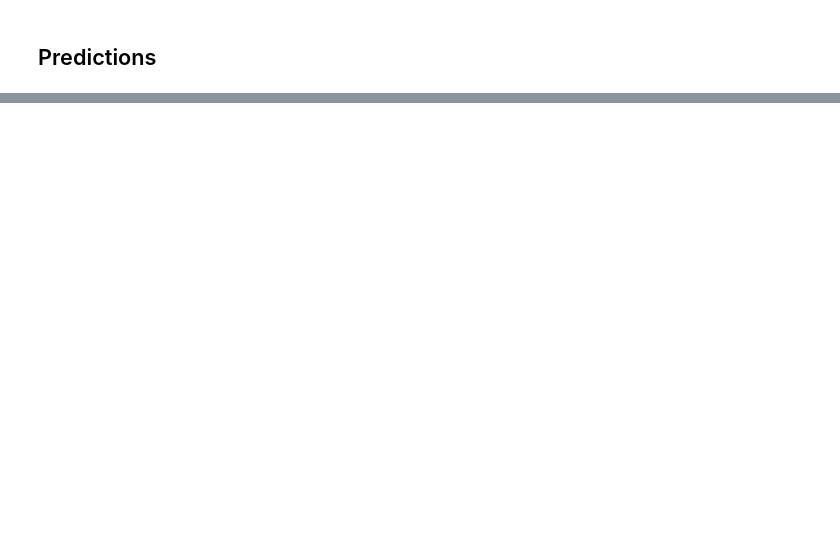
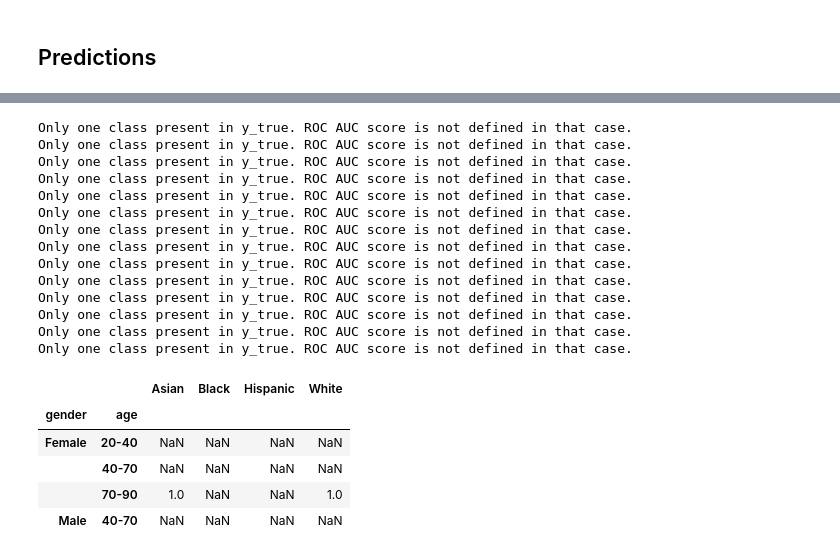
Before and after one commit to SharonPeled/racial-effect-in-radiographs-interpretation, a Jupyter notebook: evaluation.ipynb, the cells around one changed output, grey strips where cells are left out. Saved outputs shown, nothing was run; the diff lists cells and outputs as text; code cells hidden in the pictures; blank space fills up the shorter version.

```diff
--- a/evaluation.ipynb
+++ b/evaluation.ipynb
@@ -160,5 +245,6 @@ df_res_disease
 # %%
 cxp_race_valid_dataset = CheXpertRaceDataset(data_dir=Configs.CHEXPERT_DATA_DIR, demo_filename=Configs.CHEXPERT_DEMO_FILENAME,
                                              labels_filename=Configs.CHEXPERT_VALID_LABELS_FILENAME, transform=valid_transform)
+cxp_race_valid_dataset.df_labels = cxp_race_valid_dataset.df_labels[:Configs.VALID_SIZE_DEBUG]
 cxp_race_valid_dataloader = DataLoader(cxp_race_valid_dataset, batch_size=Configs.BATCH_SIZE, shuffle=False)
 len(cxp_race_valid_dataset)
@@ -269,0 +403,6 @@ columns_to_multi_index(df_res_disease_per_race, new_cols=['Dataset', 'Race'])
+# %%
+# race, age group, and gender to ChexPertDiseaseDatatset
+cxp_race_df_labels = cxp_race_valid_dataset.df_labels[['PATIENT', 'race', 'AGE_AT_CXR', 'GENDER'] + Configs.RACE_ANNOTATIONS_COLUMNS].drop_duplicates()
+cxp_race_df_labels['age'] = cxp_race_df_labels.AGE_AT_CXR.apply(shared_utils.age_to_age_group)
+cxp_race_df_labels['gender'] = cxp_race_df_labels.GENDER
+cxp_race_df_labels.head(2)
@@ -269,0 +421,9 @@ columns_to_multi_index(df_res_disease_per_race, new_cols=['Dataset', 'Race'])
+# %%
+model = models_dict['densenet121_race']
+model = to_gpu(model)
+cxp_race_labels, cxp_race_outputs = shared_utils.get_metric_tensors(model, cxp_race_valid_dataloader, Configs,
+                                                                    apply_on_outputs=lambda x: torch.softmax(x, dim=1),
+                                                                    by_study=False, challenge_ann_only=None)
+cxr_race_labels, cxr_race_outputs = shared_utils.get_metric_tensors(model, cxr_race_valid_dataloader, Configs,
+                                                                    apply_on_outputs=lambda x: torch.softmax(x, dim=1),
+                                                                    by_study=False, challenge_ann_only=None)
@@ -269,0 +444,24 @@ columns_to_multi_index(df_res_disease_per_race, new_cols=['Dataset', 'Race'])
+# %%
+shared_utils.auc_per_protected_group(cxp_race_df_labels, Mode.Race, Configs, cxp_race_labels,
+                                     cxp_race_outputs, protected_groups=['gender', 'age'])
+# %% [output]
+Only one class present in y_true. ROC AUC score is not defined in that case.
+Only one class present in y_true. ROC AUC score is not defined in that case.
+Only one class present in y_true. ROC AUC score is not defined in that case.
+Only one class present in y_true. ROC AUC score is not defined in that case.
+Only one class present in y_true. ROC AUC score is not defined in that case.
+Only one class present in y_true. ROC AUC score is not defined in that case.
+Only one class present in y_true. ROC AUC score is not defined in that case.
+Only one class present in y_true. ROC AUC score is not defined in that case.
+Only one class present in y_true. ROC AUC score is not defined in that case.
+Only one class present in y_true. ROC AUC score is not defined in that case.
+Only one class present in y_true. ROC AUC score is not defined in that case.
+Only one class present in y_true. ROC AUC score is not defined in that case.
+Only one class present in y_true. ROC AUC score is not defined in that case.
+Only one class present in y_true. ROC AUC score is not defined in that case.
+|  |  | Asian | Black | Hispanic | White |
+| gender | age |  |  |  |  |
+| Female | 20-40 | NaN | NaN | NaN | NaN |
+|  | 40-70 | NaN | NaN | NaN | NaN |
+|  | 70-90 | 1.0 | NaN | NaN | 1.0 |
+| Male | 40-70 | NaN | NaN | NaN | NaN |
```
Also changed, not shown: parts of 41 cells of this notebook, 4 other files.
